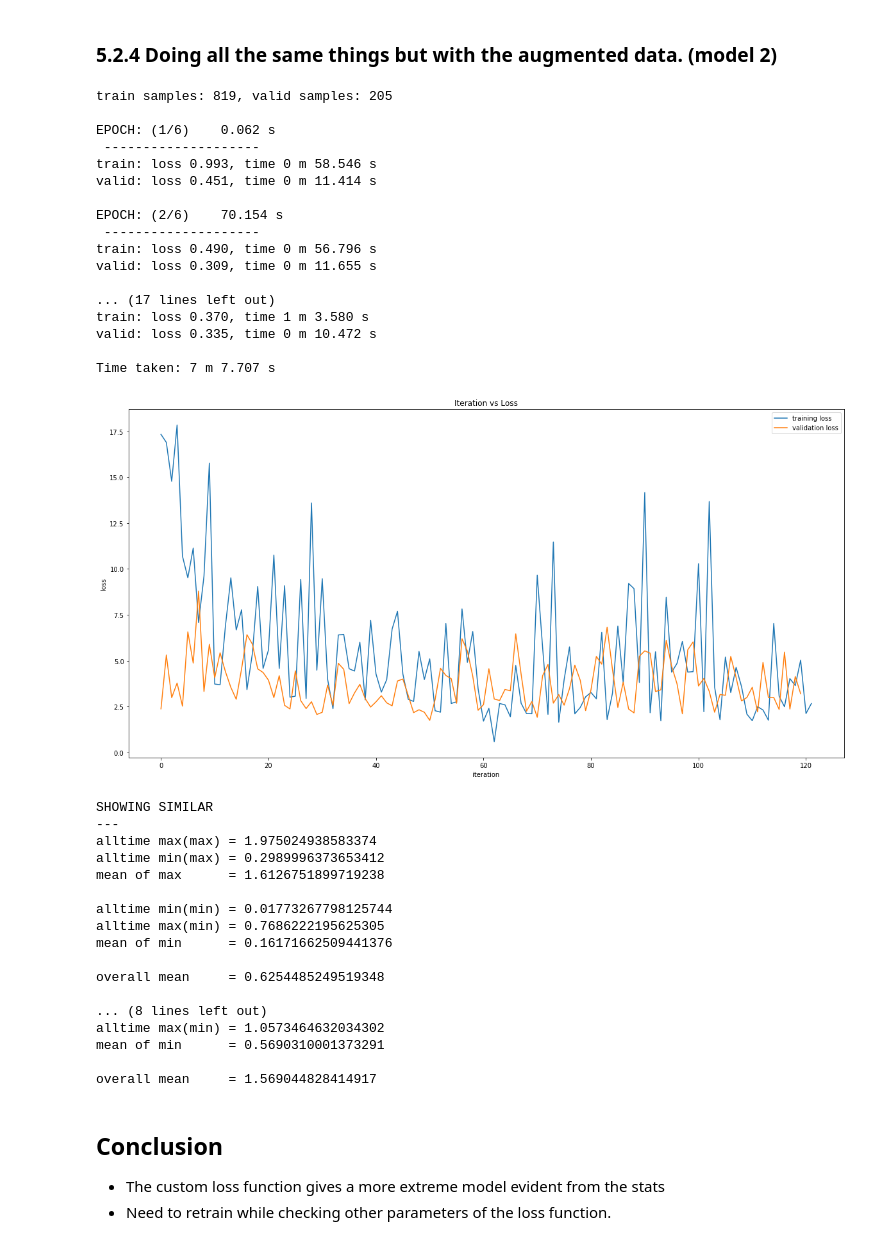
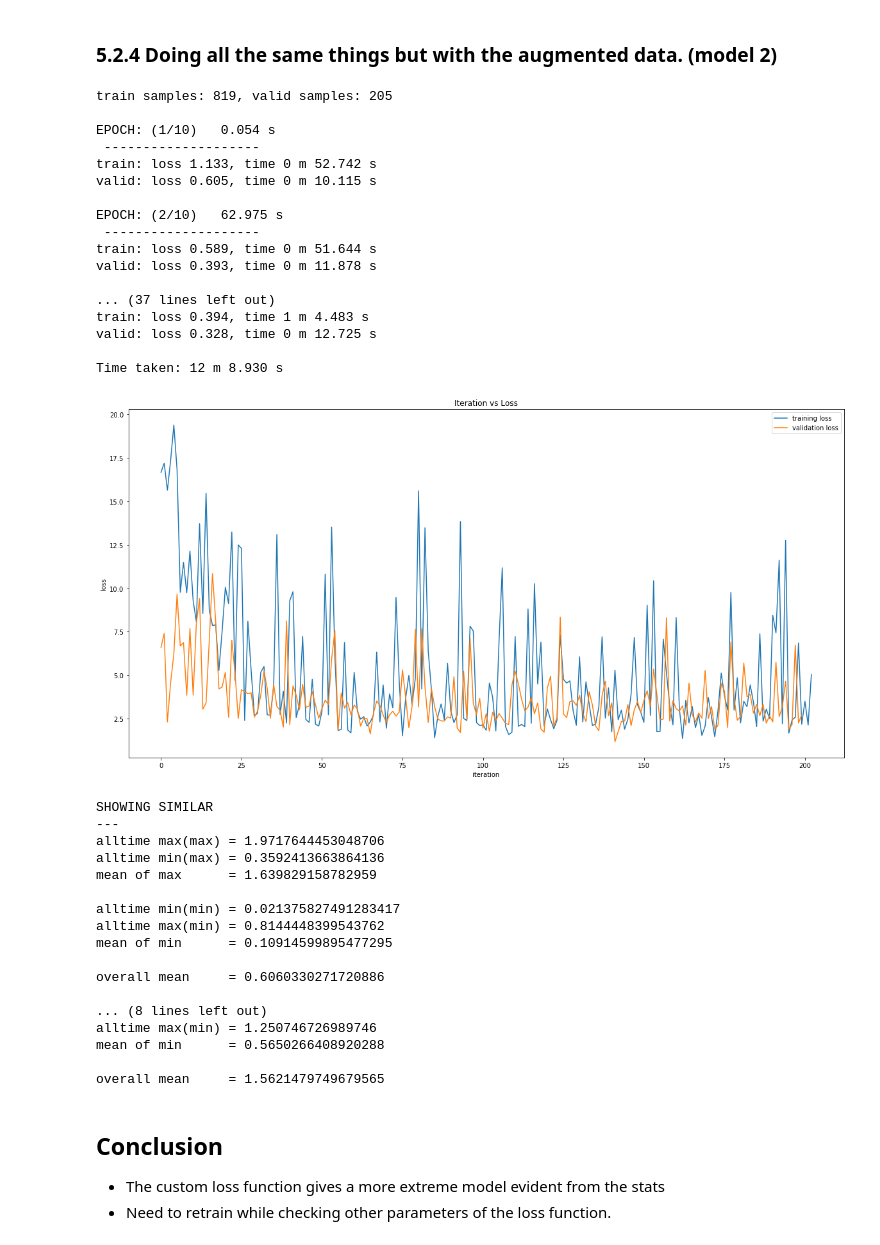
Before and after one commit to 18alantom/identify, a Jupyter notebook: Transfer Learning Experiments Ordered.ipynb, the cells around one changed output. Drawn from its saved outputs; the diff is of its cells as text; code cells hidden in the pictures.

```diff
--- a/Transfer Learning Experiments Ordered.ipynb
+++ b/Transfer Learning Experiments Ordered.ipynb
@@ -798,63 +802,63 @@ overall mean     = 1.5988353490829468
 model_2_aug = InceptionResnetV1()
 
 for param in model_2_aug.parameters():
     param.requires_grad = False
 
 for param in model_2_aug.last_linear.parameters():
     param.requires_grad = True
 
 
-optim = torch.optim.Adam(params=model_2_aug.last_linear.parameters())
+optim = torch.optim.Adam(params=model_2_aug.last_linear.parameters(),lr=0.0005)
 loss_func = DistLoss()
 
 # Call fit on the model.
 _, losses_tr_2_aug, losses_va_2_aug = dist_fit(model_2_aug, optim, loss_func, dataloaders_aug[tr],
-                                              dataloaders_aug[va],data_count=data_count_aug, epochs=6)
+                                              dataloaders_aug[va],data_count=data_count_aug, epochs=10)
 
 # Copy model to a variable.
 model_2_state_dict_aug = model_2_aug.state_dict().copy()
 
 # Plotting the losses.
 plot_losses(losses_tr_2_aug, losses_va_2_aug, count=len(losses_va_2_aug))
 
 # Show the model stats.
 show_dist_model_stats(model_2_aug,data_set_test_aug)
 # %% [output]
 train samples: 819, valid samples: 205
 
-EPOCH: (1/6)    0.062 s
+EPOCH: (1/10)   0.054 s
  --------------------
-train: loss 0.993, time 0 m 58.546 s
-valid: loss 0.451, time 0 m 11.414 s
+train: loss 1.133, time 0 m 52.742 s
+valid: loss 0.605, time 0 m 10.115 s
 
-EPOCH: (2/6)    70.154 s
+EPOCH: (2/10)   62.975 s
  --------------------
-train: loss 0.490, time 0 m 56.796 s
-valid: loss 0.309, time 0 m 11.655 s
+train: loss 0.589, time 0 m 51.644 s
+valid: loss 0.393, time 0 m 11.878 s
 
-... (17 lines left out)
-train: loss 0.370, time 1 m 3.580 s
-valid: loss 0.335, time 0 m 10.472 s
+... (37 lines left out)
+train: loss 0.394, time 1 m 4.483 s
+valid: loss 0.328, time 0 m 12.725 s
 
-Time taken: 7 m 7.707 s
+Time taken: 12 m 8.930 s
-[figure, old version]
+[figure, new version]
 SHOWING SIMILAR
 ---
-alltime max(max) = 1.975024938583374
-alltime min(max) = 0.2989996373653412
-mean of max      = 1.6126751899719238
+alltime max(max) = 1.9717644453048706
+alltime min(max) = 0.3592413663864136
+mean of max      = 1.639829158782959
 
-alltime min(min) = 0.01773267798125744
-alltime max(min) = 0.7686222195625305
-mean of min      = 0.16171662509441376
+alltime min(min) = 0.021375827491283417
+alltime max(min) = 0.8144448399543762
+mean of min      = 0.10914599895477295
 
-overall mean     = 0.6254485249519348
+overall mean     = 0.6060330271720886
 
 ... (8 lines left out)
-alltime max(min) = 1.0573464632034302
-mean of min      = 0.5690310001373291
+alltime max(min) = 1.250746726989746
+mean of min      = 0.5650266408920288
 
-overall mean     = 1.569044828414917
+overall mean     = 1.5621479749679565
 # %% [markdown]
 ## Conclusion
 - The custom loss function gives a more extreme model evident from the stats
```
Also changed, not shown: parts of 27 cells of this notebook, 29 other files.
